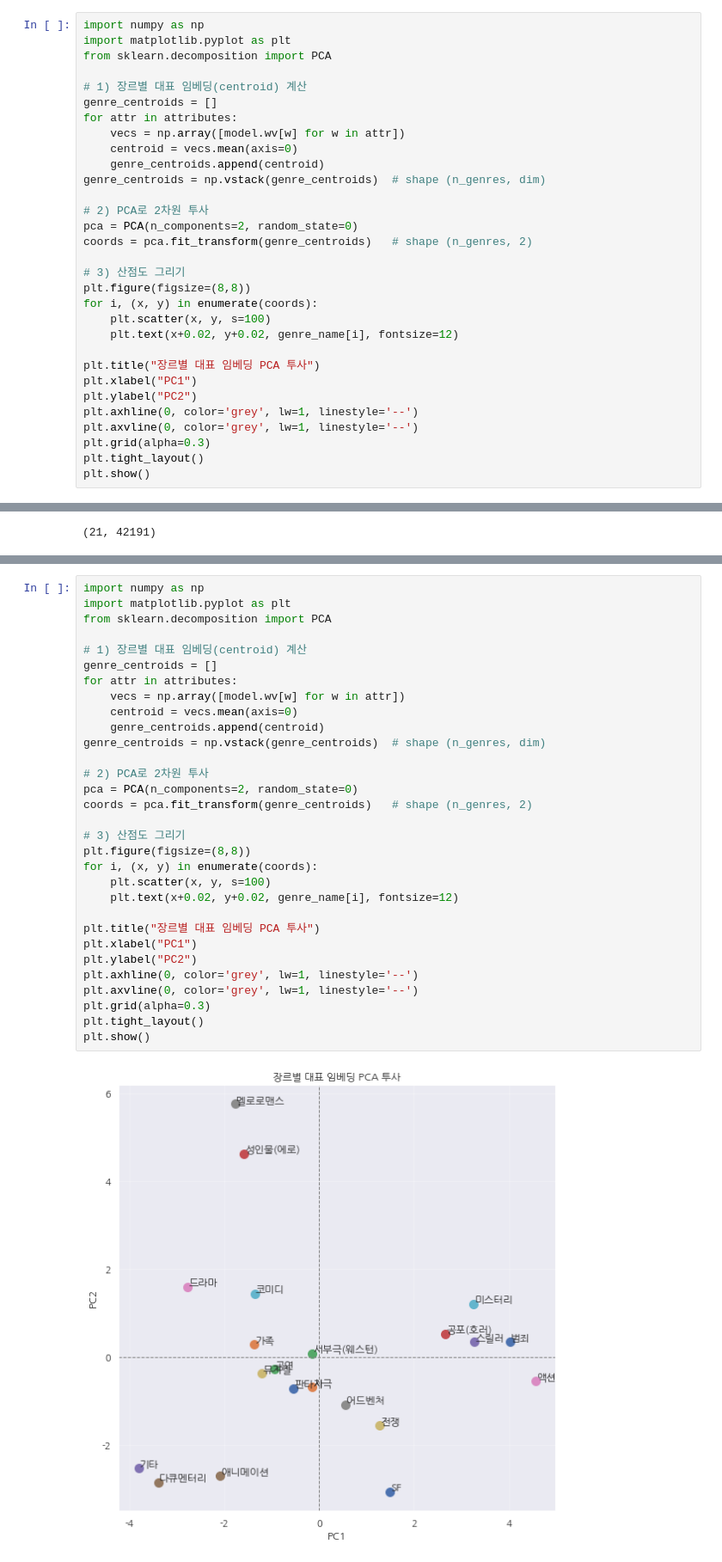
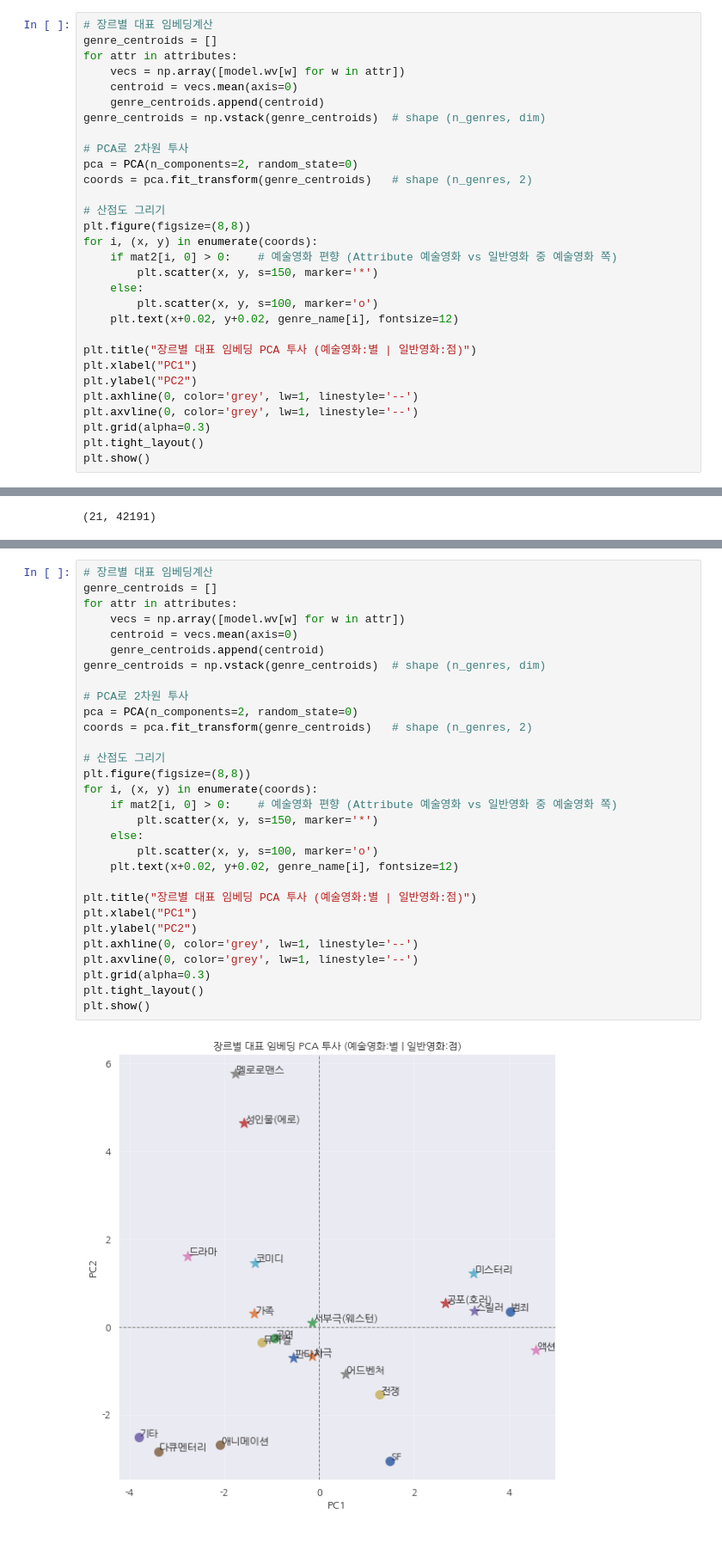
Before and after one commit to kmasta/AIFFEL_quest_rs, a Jupyter notebook: GoingDeeper/Gd03/weat.ipynb, the cells around one changed output, grey strips where cells are left out. Shown at 86% size. Drawn from its saved outputs; the diff is of its cells as text.

```diff
--- a/GoingDeeper/Gd03/weat.ipynb
+++ b/GoingDeeper/Gd03/weat.ipynb
@@ -340,11 +343,7 @@ plt.show()
 # %% [output]
 [figure]
 # %%
-import numpy as np
-import matplotlib.pyplot as plt
-from sklearn.decomposition import PCA
-
-# 1) 장르별 대표 임베딩(centroid) 계산
+# 장르별 대표 임베딩계산
 genre_centroids = []
 for attr in attributes:
     vecs = np.array([model.wv[w] for w in attr])
@@ -352,17 +351,20 @@ for attr in attributes:
     genre_centroids.append(centroid)
 genre_centroids = np.vstack(genre_centroids)  # shape (n_genres, dim)
 
-# 2) PCA로 2차원 투사
+# PCA로 2차원 투사
 pca = PCA(n_components=2, random_state=0)
 coords = pca.fit_transform(genre_centroids)   # shape (n_genres, 2)
 
-# 3) 산점도 그리기
+# 산점도 그리기
 plt.figure(figsize=(8,8))
 for i, (x, y) in enumerate(coords):
-    plt.scatter(x, y, s=100)
+    if mat2[i, 0] > 0:    # 예술영화 편향 (Attribute 예술영화 vs 일반영화 중 예술영화 쪽)
+        plt.scatter(x, y, s=150, marker='*')
+    else:
+        plt.scatter(x, y, s=100, marker='o')
     plt.text(x+0.02, y+0.02, genre_name[i], fontsize=12)
 
-plt.title("장르별 대표 임베딩 PCA 투사")
+plt.title("장르별 대표 임베딩 PCA 투사 (예술영화:별 | 일반영화:점)")
 plt.xlabel("PC1")
 plt.ylabel("PC2")
 plt.axhline(0, color='grey', lw=1, linestyle='--')
@@ -558,35 +560,34 @@ plt.show()
 # %% [output]
 [figure]
 # %%
-import numpy as np
-import matplotlib.pyplot as plt
-from sklearn.decomposition import PCA
-
-# 1) 장르별 대표 임베딩(centroid) 계산
+# 장르별 대표 임베딩계산
 genre_centroids = []
 for attr in attributes:
     vecs = np.array([model.wv[w] for w in attr])
     centroid = vecs.mean(axis=0)
     genre_centroids.append(centroid)
 genre_centroids = np.vstack(genre_centroids)  # shape (n_genres, dim)
 
-# 2) PCA로 2차원 투사
+# PCA로 2차원 투사
 pca = PCA(n_components=2, random_state=0)
 coords = pca.fit_transform(genre_centroids)   # shape (n_genres, 2)
 
-# 3) 산점도 그리기
+# 산점도 그리기
 plt.figure(figsize=(8,8))
 for i, (x, y) in enumerate(coords):
-    plt.scatter(x, y, s=100)
+    if mat2[i, 0] > 0:    # 예술영화 편향 (Attribute 예술영화 vs 일반영화 중 예술영화 쪽)
+        plt.scatter(x, y, s=150, marker='*')
+    else:
+        plt.scatter(x, y, s=100, marker='o')
     plt.text(x+0.02, y+0.02, genre_name[i], fontsize=12)
 
-plt.title("장르별 대표 임베딩 PCA 투사")
+plt.title("장르별 대표 임베딩 PCA 투사 (예술영화:별 | 일반영화:점)")
 plt.xlabel("PC1")
 plt.ylabel("PC2")
 plt.axhline(0, color='grey', lw=1, linestyle='--')
 plt.axvline(0, color='grey', lw=1, linestyle='--')
 plt.grid(alpha=0.3)
 plt.tight_layout()
 plt.show()
 # %% [output]
-[figure, old version]
+[figure, new version]
```
Also changed, not shown: parts of 13 cells of this notebook.
